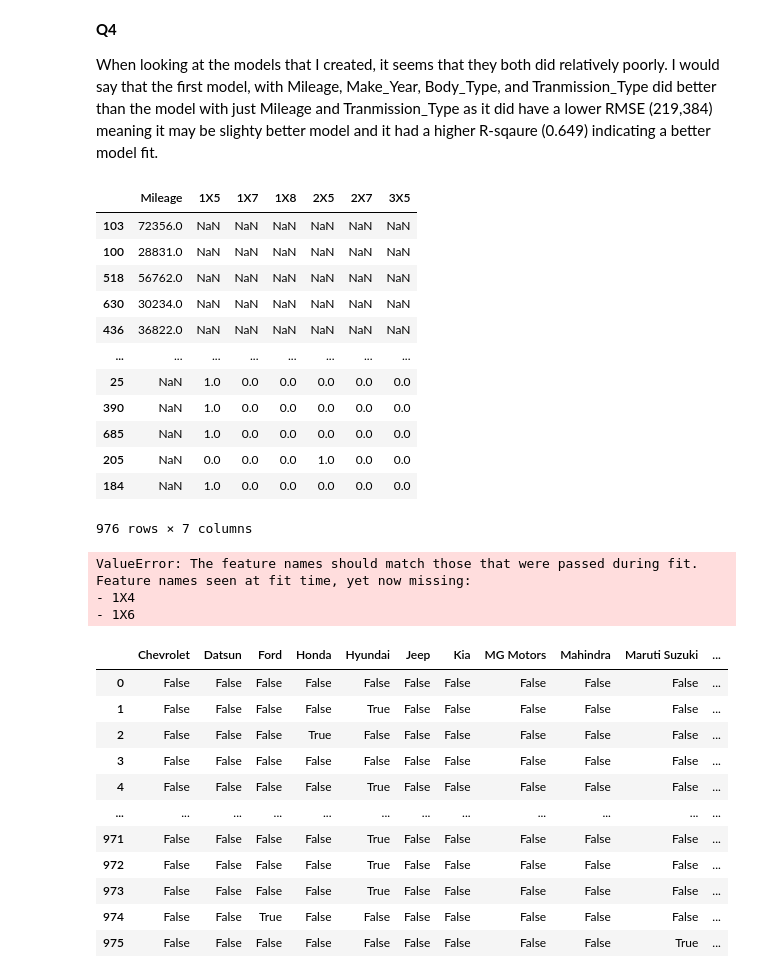
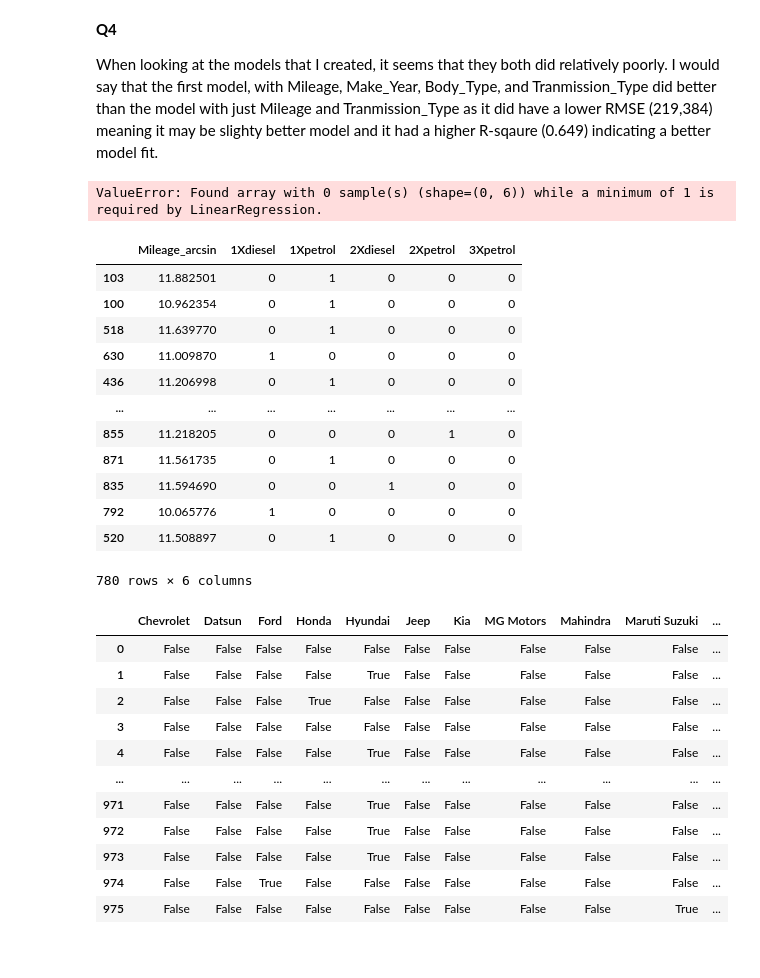
Before and after one commit to borayd3/labs, a Jupyter notebook: 04_hedonic_pricing/04_hedonic_pricing.ipynb, the cells around one changed output. Cells and saved outputs as stored; diff of their text form; code cells hidden in the pictures.

```diff
--- a/04_hedonic_pricing/04_hedonic_pricing.ipynb
+++ b/04_hedonic_pricing/04_hedonic_pricing.ipynb
@@ -193,42 +193,43 @@ L_train = len(y_train)
 L_test = len(y_test)
 # %%
 y1 = X['Price']
-X['Num_ownXseats'] = X['Num_Owners'].astype('str')+'X'+X['Seats'].astype('str')
-x1 = X.loc[:,['Num_ownXseats', "Mileage_"] ]
+X['Num_ownXfuel'] = X['Num_Owners'].astype('str')+'X'+X['Fuel_Type'].astype('str')
+x1 = X.loc[:,['Num_ownXfuel', "Mileage_arcsin"] ]
 
 X_train, X_test, y_train, y_test = train_test_split(x1,y1, test_size=.2, random_state=100)
-R_train = pd.concat([X_train['Mileage_arcsin'],  pd.get_dummies(X_train['Num_ownXseats'],dtype='int')],  axis = 1)
-R_test = pd.concat([X_train['Mileage_arcsin'], pd.get_dummies(X_test['Num_ownXseats'],dtype='int')],  axis = 1)
+R_train = pd.concat([X_train['Mileage_arcsin'],  pd.get_dummies(X_train['Num_ownXfuel'],dtype='int')],  axis = 1)
+R_test = pd.concat([X_train['Mileage_arcsin'], pd.get_dummies(X_test['Num_ownXfuel'],dtype='int')],  axis = 1)
-# %%
-R_test
-# %% [output]
-|  | Mileage | 1X5 | 1X7 | 1X8 | 2X5 | 2X7 | 3X5 |
-| 103 | 72356.0 | NaN | NaN | NaN | NaN | NaN | NaN |
-| 100 | 28831.0 | NaN | NaN | NaN | NaN | NaN | NaN |
-| 518 | 56762.0 | NaN | NaN | NaN | NaN | NaN | NaN |
-| 630 | 30234.0 | NaN | NaN | NaN | NaN | NaN | NaN |
-| 436 | 36822.0 | NaN | NaN | NaN | NaN | NaN | NaN |
-| ... | ... | ... | ... | ... | ... | ... | ... |
-| 25 | NaN | 1.0 | 0.0 | 0.0 | 0.0 | 0.0 | 0.0 |
-| 390 | NaN | 1.0 | 0.0 | 0.0 | 0.0 | 0.0 | 0.0 |
-| 685 | NaN | 1.0 | 0.0 | 0.0 | 0.0 | 0.0 | 0.0 |
-| 205 | NaN | 0.0 | 0.0 | 0.0 | 1.0 | 0.0 | 0.0 |
-| 184 | NaN | 1.0 | 0.0 | 0.0 | 0.0 | 0.0 | 0.0 |
-976 rows × 7 columns
 # %%
-
+R_train = R_train.drop(["1Xpetrol+cng", "3Xdiesel"], axis = 1)
+R_train = R_train.dropna()
+R_test = R_test.dropna()
 reg5 = linear_model.LinearRegression(fit_intercept=False).fit(R_train,y_train)
-y_hat = reg5.predict(R_test)
+y_hat = reg5.predict(R_train)
 print('Rsq: ', reg5.score(R_test,y_test)) # R2
 #rmse = np.sqrt( np.mean( (y_test - y_hat)**2 ))
 #print('RMSE: ', rmse) # R2
 #results = pd.DataFrame({'variable':reg5.feature_names_in_, 'coefficient': reg5.coef_}) # Regression coefficients
 #results
 # %% [output]
-ValueError: The feature names should match those that were passed during fit.
-Feature names seen at fit time, yet now missing:
-- 1X4
-- 1X6
+ValueError: Found array with 0 sample(s) (shape=(0, 6)) while a minimum of 1 is required by LinearRegression.
+# %%
+#R_train = R_train.drop(["1Xpetrol+cng", "3Xdiesel"], axis = 1)
+#R_train = R_train.dropna()
+R_train
+# %% [output]
+|  | Mileage_arcsin | 1Xdiesel | 1Xpetrol | 2Xdiesel | 2Xpetrol | 3Xpetrol |
+| 103 | 11.882501 | 0 | 1 | 0 | 0 | 0 |
+| 100 | 10.962354 | 0 | 1 | 0 | 0 | 0 |
+| 518 | 11.639770 | 0 | 1 | 0 | 0 | 0 |
+| 630 | 11.009870 | 1 | 0 | 0 | 0 | 0 |
+| 436 | 11.206998 | 0 | 1 | 0 | 0 | 0 |
+| ... | ... | ... | ... | ... | ... | ... |
+| 855 | 11.218205 | 0 | 0 | 0 | 1 | 0 |
+| 871 | 11.561735 | 0 | 1 | 0 | 0 | 0 |
+| 835 | 11.594690 | 0 | 0 | 1 | 0 | 0 |
+| 792 | 10.065776 | 1 | 0 | 0 | 0 | 0 |
+| 520 | 11.508897 | 0 | 1 | 0 | 0 | 0 |
+780 rows × 6 columns
 # %%
 X
 # %% [output]
```
